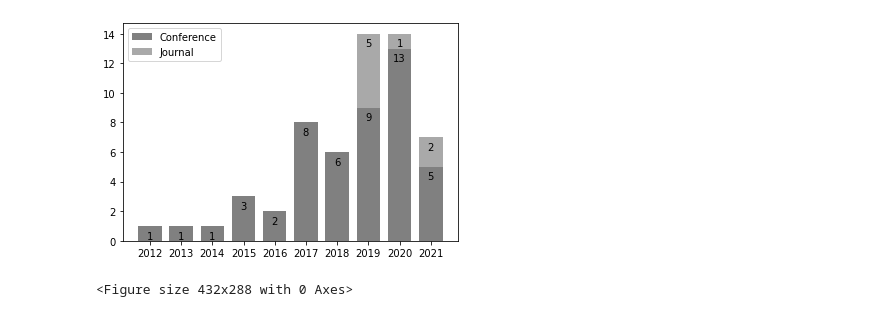
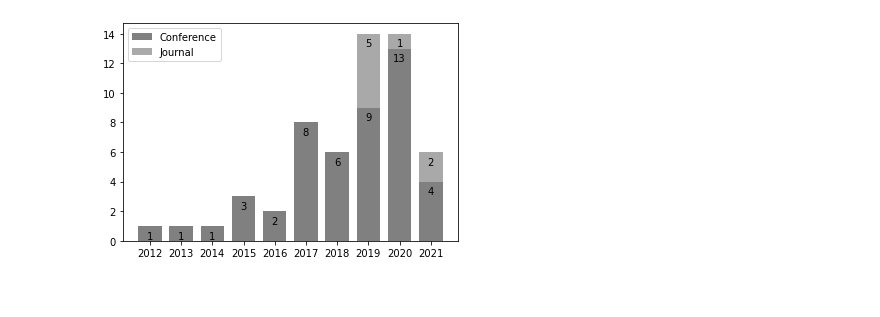
Before and after one commit to S2-group/SLR-2021, a Jupyter notebook: data_analysis/demographics_plot.ipynb, the cells around one changed output. Cells and saved outputs as stored; diff of their text form; code cells hidden in the pictures.

```diff
--- a/data_analysis/demographics_plot.ipynb
+++ b/data_analysis/demographics_plot.ipynb
@@ -7,35 +7,34 @@ import numpy as np
 x = [2012,2013,2014,2015,2016,2017,2018,2019,2020,2021]
 labels=x
 journals = [0,0,0,0,0,0,0,5,1,2]
-conferences = [1,1,1,3,2,8,6,9,13,5]
+conferences = [1,1,1,3,2,8,6,9,13,4]
 width=0.75
 fig, ax = plt.subplots()
 ax.set_xticks(x)
 
 # First bar with conferences
 ax.bar(labels, conferences, width, label='Conference',color="gray")
 for label, conf in zip(labels, conferences):
     height = conf
     value = 1
     if value > 0:
         ax.text(
             label, height-1, height, ha="center", va="bottom"
         )
 
 # Second bar with journals
 ax.bar(labels, journals, width, bottom=conferences,label='Journal',color="darkgray")
 for label, j, c in zip(labels, journals, conferences):
     height = j
     if height > 0:
         ax.text(
             label, c+height-1, height, ha="center", va="bottom"
         )
 
 ax.legend()
 
-plt.show()
-plt.draw()
+#plt.show()
+#plt.draw()
 plt.savefig('figures/demographics.pdf', bbox_inches='tight')
 # %% [output]
-[figure, old version]
+[figure, new version]
-<Figure size 432x288 with 0 Axes>
```
Also changed, not shown: 7 other files.
